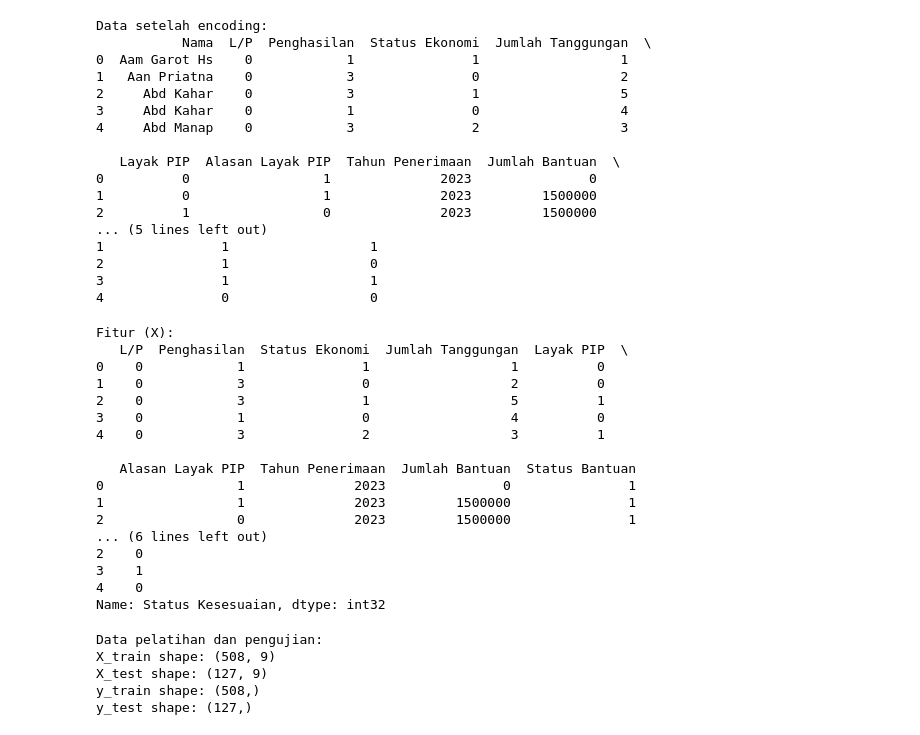
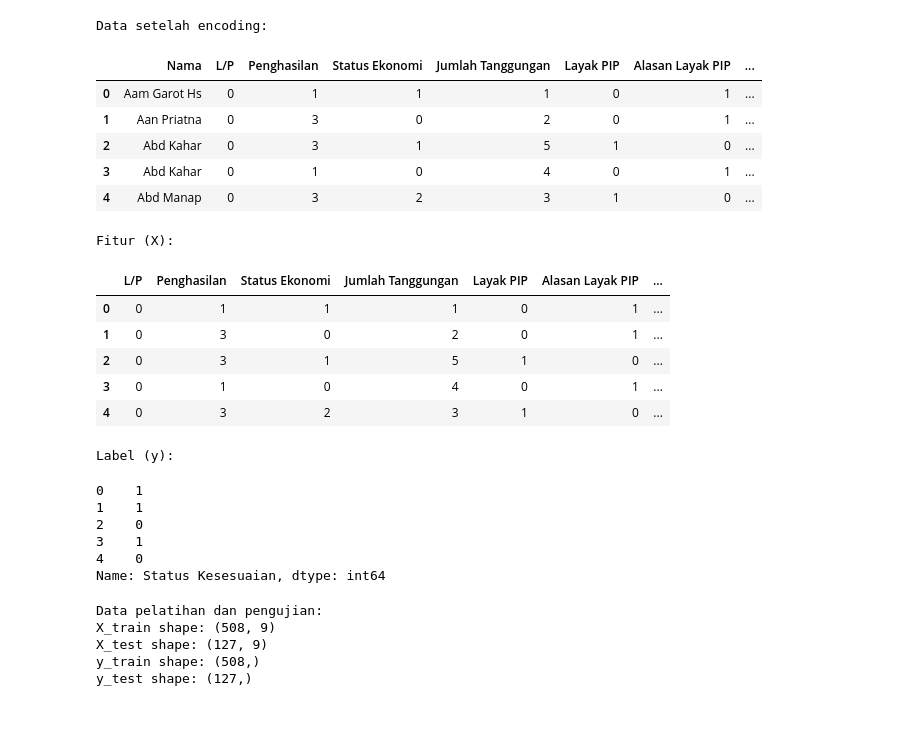
Before and after one commit to hizamruljaen123/apps_fahri, a Jupyter notebook: jp/main.ipynb, the cells around one changed output. Saved outputs shown, nothing was run; the diff lists cells and outputs as text; code cells hidden in the pictures.

```diff
--- a/jp/main.ipynb
+++ b/jp/main.ipynb
@@ -57,59 +46,46 @@ Nilai yang hilang diisi:
 # %%
-# Encoding label
+# Encoding label atau konversi string ke numerik untuk memudahkan proses SVM
 label_cols = ['L/P', 'Penghasilan', 'Status Ekonomi', 'Layak PIP', 'Alasan Layak PIP', 'Status Bantuan', 'Status Kesesuaian']
 label_encoders = {}
 for col in label_cols:
     le = LabelEncoder()
     data[col] = le.fit_transform(data[col])
     label_encoders[col] = le
 
 print("Data setelah encoding:")
-print(data.head(), "\n")
+display(data.head())
 # %% [output]
 Data setelah encoding:
-           Nama  L/P  Penghasilan  Status Ekonomi  Jumlah Tanggungan  \
-0  Aam Garot Hs    0            1               1                  1
-1   Aan Priatna    0            3               0                  2
-2     Abd Kahar    0            3               1                  5
-3     Abd Kahar    0            1               0                  4
-4     Abd Manap    0            3               2                  3
-
-   Layak PIP  Alasan Layak PIP  Tahun Penerimaan  Jumlah Bantuan  \
-0          0                 1              2023               0
-1          0                 1              2023         1500000
-2          1                 0              2023         1500000
-... (5 lines left out)
-1               1                  1
-2               1                  0
-3               1                  1
-4               0                  0
+|  | Nama | L/P | Penghasilan | Status Ekonomi | Jumlah Tanggungan | Layak PIP | Alasan Layak PIP | ... |
+| 0 | Aam Garot Hs | 0 | 1 | 1 | 1 | 0 | 1 | ... |
+| 1 | Aan Priatna | 0 | 3 | 0 | 2 | 0 | 1 | ... |
+| 2 | Abd Kahar | 0 | 3 | 1 | 5 | 1 | 0 | ... |
+| 3 | Abd Kahar | 0 | 1 | 0 | 4 | 0 | 1 | ... |
+| 4 | Abd Manap | 0 | 3 | 2 | 3 | 1 | 0 | ... |
 # %%
 # Memisahkan fitur dan label
 X = data.drop(columns=['Status Kesesuaian', 'Nama'])
 y = data['Status Kesesuaian']
 
 print("Fitur (X):")
-print(X.head(), "\n")
+display(X.head())
 print("Label (y):")
-print(y.head(), "\n")
+display(y.head())
 # %% [output]
 Fitur (X):
-   L/P  Penghasilan  Status Ekonomi  Jumlah Tanggungan  Layak PIP  \
-0    0            1               1                  1          0
-1    0            3               0                  2          0
-2    0            3               1                  5          1
-3    0            1               0                  4          0
-4    0            3               2                  3          1
-
-   Alasan Layak PIP  Tahun Penerimaan  Jumlah Bantuan  Status Bantuan
-0                 1              2023               0               1
-1                 1              2023         1500000               1
-2                 0              2023         1500000               1
-... (6 lines left out)
-2    0
-3    1
-4    0
-Name: Status Kesesuaian, dtype: int32
+|  | L/P | Penghasilan | Status Ekonomi | Jumlah Tanggungan | Layak PIP | Alasan Layak PIP | ... |
+| 0 | 0 | 1 | 1 | 1 | 0 | 1 | ... |
+| 1 | 0 | 3 | 0 | 2 | 0 | 1 | ... |
+| 2 | 0 | 3 | 1 | 5 | 1 | 0 | ... |
+| 3 | 0 | 1 | 0 | 4 | 0 | 1 | ... |
+| 4 | 0 | 3 | 2 | 3 | 1 | 0 | ... |
+Label (y):
+0    1
+1    1
+2    0
+3    1
+4    0
+Name: Status Kesesuaian, dtype: int64
 # %%
 # Pembagian data
 X_train, X_test, y_train, y_test = train_test_split(X, y, test_size=0.2, random_state=42)
```
Also changed, not shown: parts of 4 cells of this notebook, 5 other files.
